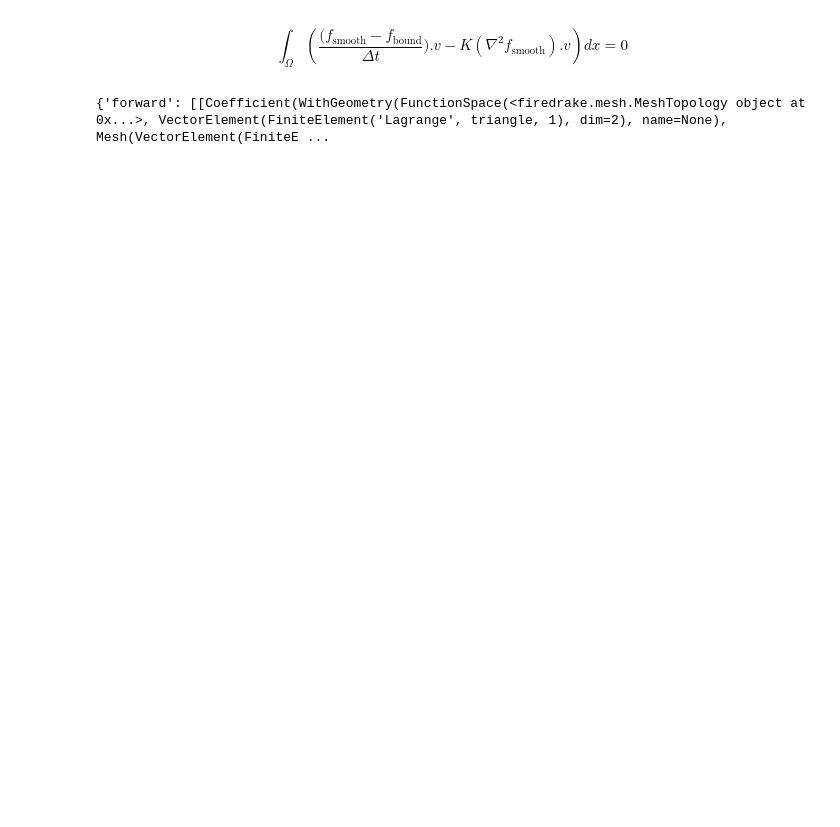
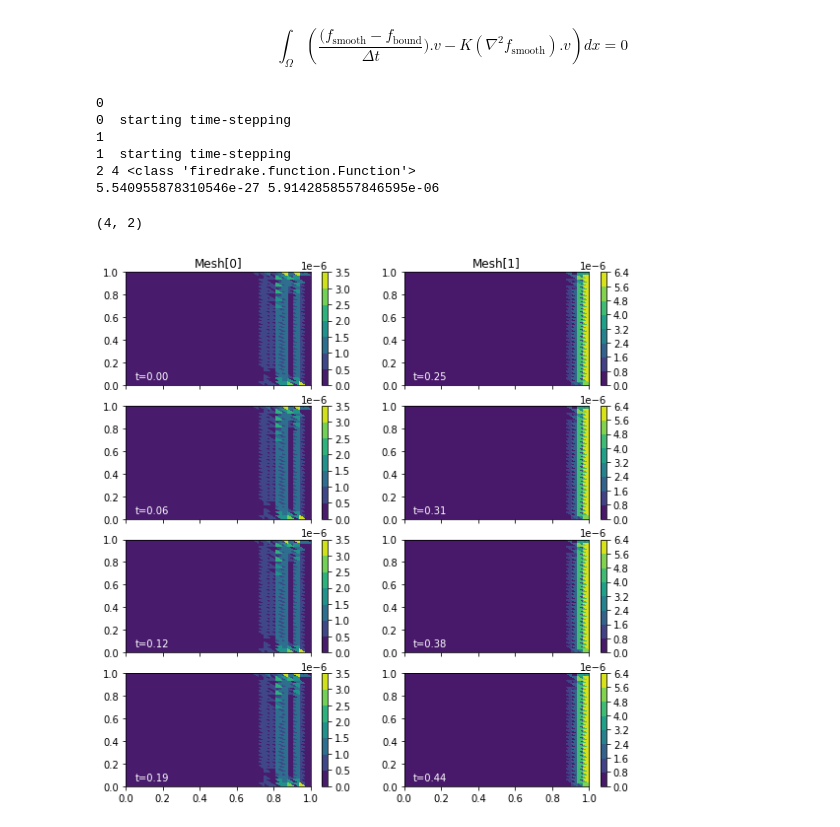
Before and after one commit to acse-akm121/oceans_goma, a Jupyter notebook: goma/src/GoalOrientedExample.ipynb, the cells around one changed output. Saved outputs shown, nothing was run; the diff lists cells and outputs as text; code cells hidden in the pictures; blank space fills up the shorter version.

```diff
--- a/goma/src/GoalOrientedExample.ipynb
+++ b/goma/src/GoalOrientedExample.ipynb
@@ -540,26 +546,69 @@ N = 40     # Just taking the value from the paper
 
 # I don't actually think we need this
 # Probably, this is an ODE so we could probably solve it
-def form_monitor(mon_fns, index, solutions):
-    # Analogue to form() defined way above
-    f, f_ = solutions["f"] # Probably just wanna change this a little bit
-    fb, fb_ = solutions["fb"]
+# def form_monitor(mon_fns, index, solutions):
+#     # Analogue to form() defined way above
+#     f, f_ = solutions["f"] # Probably just wanna change this a little bit
+#     fb, fb_ = solutions["fb"]
 
-    P = mesh_seq.time_partition
-    dt = Constant(P.timesteps[index])
+#     P = mesh_seq.time_partition
+#     dt = Constant(P.timesteps[index])
 
-    v = TestFunction(f.function_space())
+#     v = TestFunction(f.function_space())
+#     F = (
+#          inner(f - fb / dt, v) * dx -
+#          N * dx**2 / dt * inner(dot(nabla_grad(f), nabla_grad(f)), v) * dx
+#         )
+#     return F
+
+# def solve_monitor()
+#     return
+# i = 1
+# j = 0
+smoothed_fns = []
+P = mesh_seq.time_partition
+for i in range(len(funcs)):
+    print(i)
+    fns = []
+    function_space = funcs[i][0].function_space()
+    dt = P.timesteps[i]
+    delX = Constant(1 / (2 * n))
+    K = Constant(N * delX**2/ dt)
+    t_start, t_end = P.subintervals[i]
+    t = t_start
+    f_bound = Function(function_space)
+    f_smooth = Function(function_space)
+    v = TestFunction(f_bound.function_space())
     F = (
-         inner(f - fb / dt, v) * dx -
-         N * dx**2 / dt * inner(dot(nabla_grad(f), nabla_grad(f)), v) * dx
-        )
-    return F
+         inner(f_smooth - f_bound / dt, v)  -
+         K * (inner(dot(nabla_grad(f_smooth), nabla_grad(f_smooth)), v))
+        ) * dx
+    print(i, " starting time-stepping")
+    for j in range(len(funcs[i])): # this should be the same as while t < t_end - 1e-5:
+        f_bound.assign(funcs[i][j])
+        # Potentially have a k-loop here and smooth N times?
+        solve(F == 0, f_smooth)
+        fns.append(Function(function_space, val=f_smooth.dat.data))
+        t += dt
 
-def solve_monitor()
-    return
+    smoothed_fns.append(fns)
 
-
-# print(solutions['fb'])
-# print("\n", funcs)
+print(len(smoothed_fns), len(smoothed_fns[0]), type(smoothed_fns[0][0]))
+print(np.min(smoothed_fns[-1][-1].dat.data), np.max(smoothed_fns[-1][-1].dat.data))
 # %% [output]
-{'forward': [[Coefficient(WithGeometry(FunctionSpace(<firedrake.mesh.MeshTopology object at 0x...>, VectorElement(FiniteElement('Lagrange', triangle, 1), dim=2), name=None), Mesh(VectorElement(FiniteE ...
+0
+0  starting time-stepping
+1
+1  starting time-stepping
+2 4 <class 'firedrake.function.Function'>
+5.540955878310546e-27 5.9142858557846595e-06
+# %%
+fig, axs, tcs = plot_indicator_snapshots(smoothed_fns, time_partition, cmap='viridis', figsize=figsize)
+# print(len(tcs[0]))
+print(axs.shape)
+for i in range(axs.shape[1]):
+    for j in range(axs.shape[0]):
+        fig.colorbar(tcs[i][j], ax=axs[j, i])
+# %% [output]
+(4, 2)
+[figure, added]
```
Also changed, not shown: parts of 7 cells of this notebook, 1 other file.
